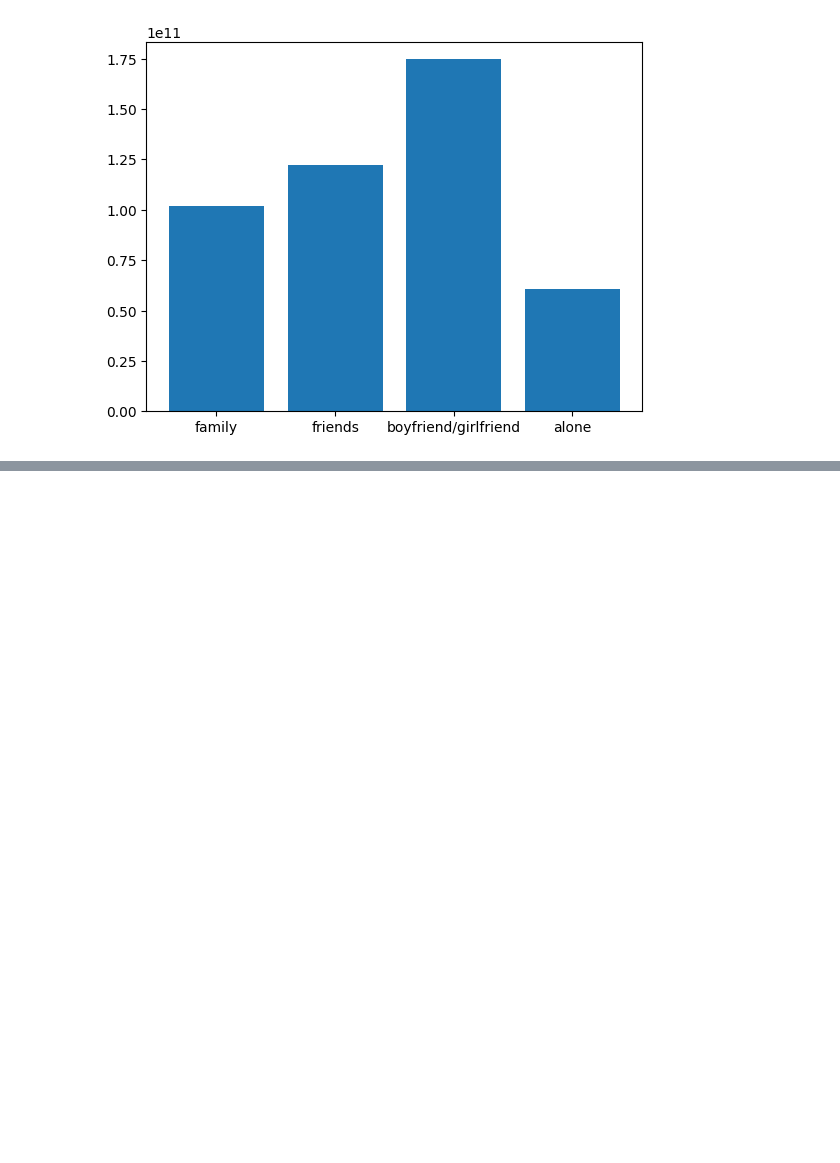
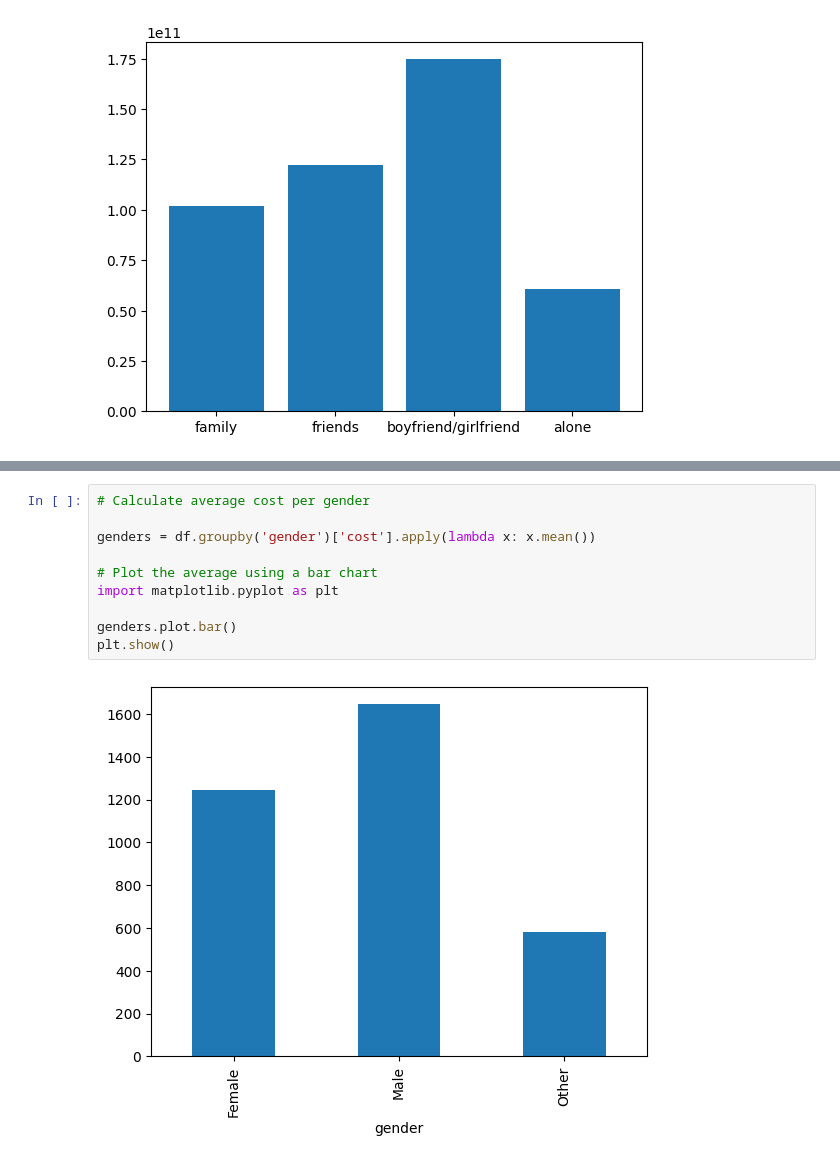
Before and after one commit to nic-obert/vacation-analysis, a Jupyter notebook: analyze.ipynb, the cells around one changed output, grey strips where cells are left out. Saved outputs shown, nothing was run; the diff lists cells and outputs as text; blank space fills up the shorter version.

```diff
--- a/analyze.ipynb
+++ b/analyze.ipynb
@@ -790,0 +874,12 @@ dict(zip(unique_activities, enjoyment))
+# %%
+# Calculate average cost per gender
+
+genders = df.groupby('gender')['cost'].apply(lambda x: x.mean())
+
+# Plot the average using a bar chart
+import matplotlib.pyplot as plt
+
+genders.plot.bar()
+plt.show()
+# %% [output]
+[figure, added]
```
Also changed, not shown: parts of 5 cells of this notebook.
